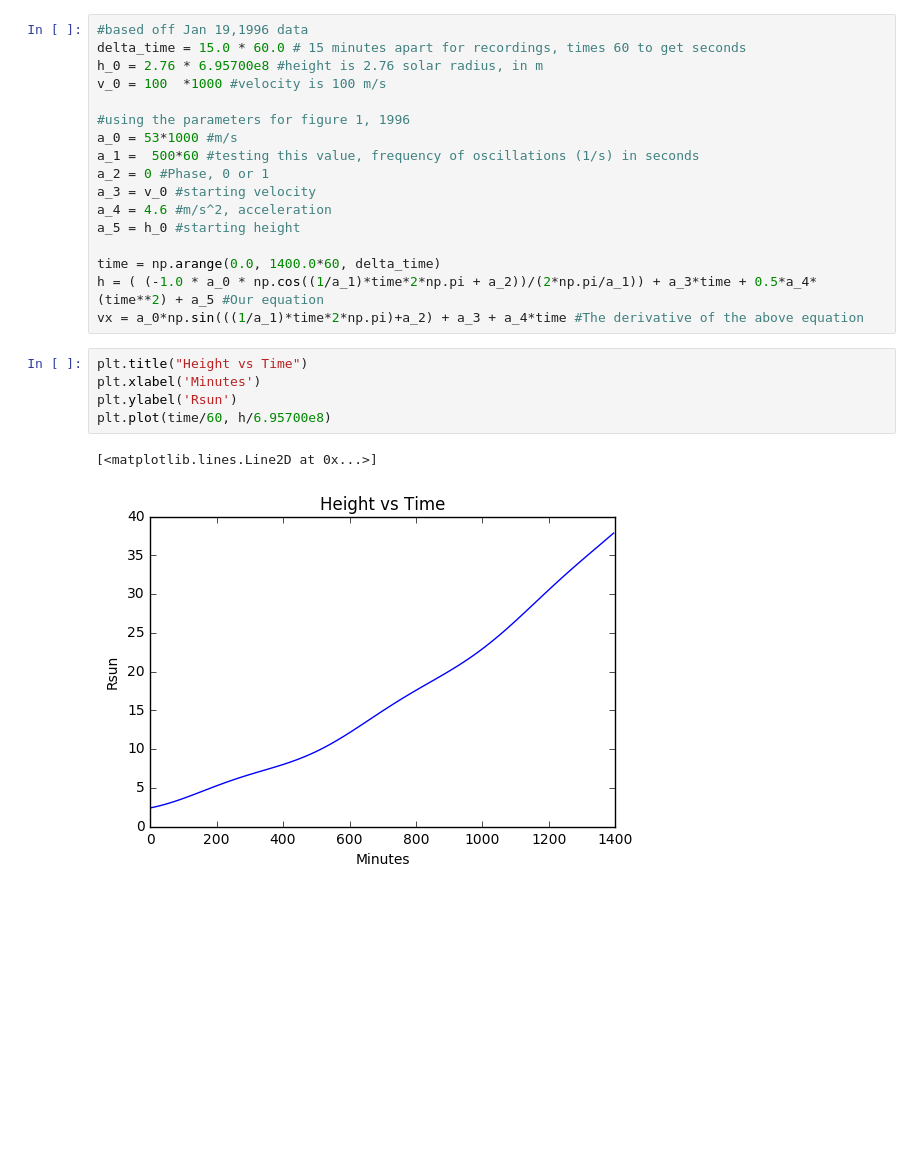
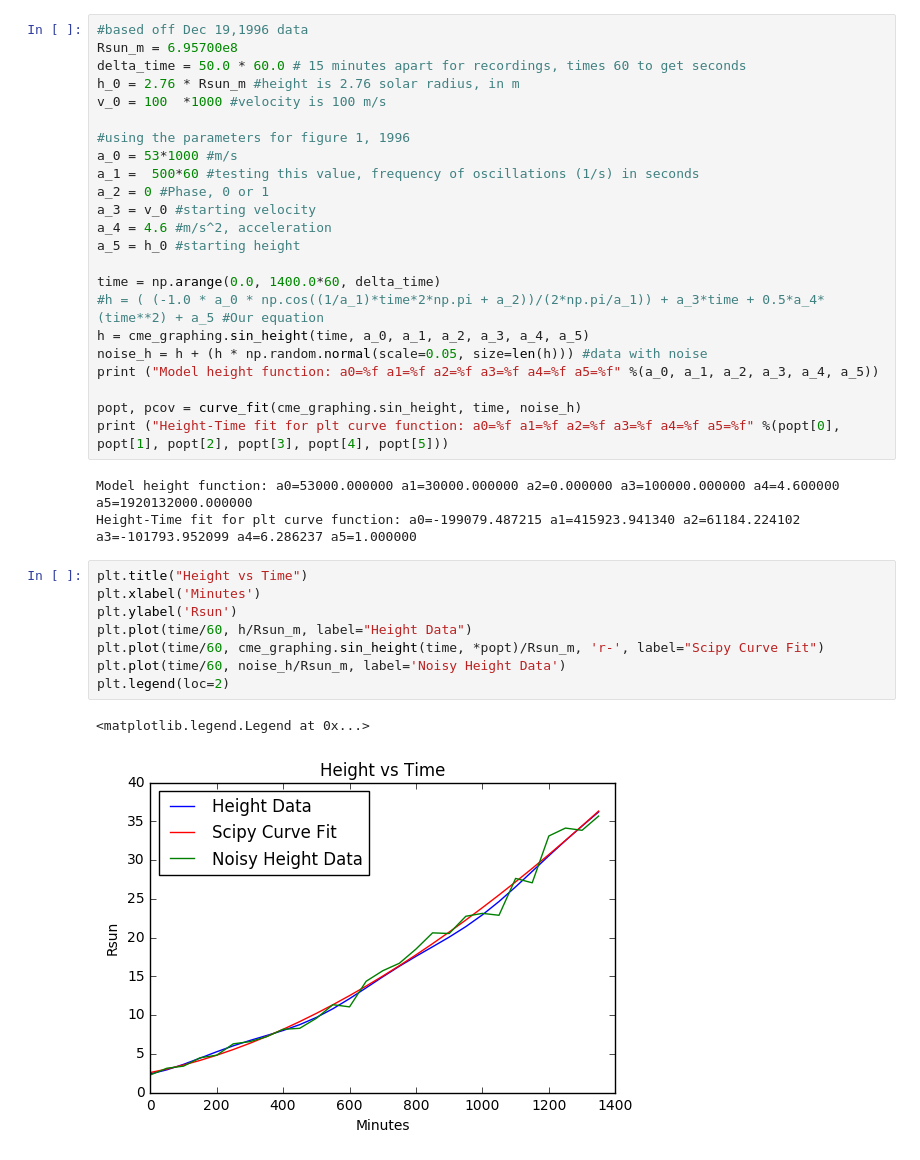
Before and after one commit to speerbetsy/analyzing_cme_speed, a Jupyter notebook: notebooks/fake_data_sinusoidal_function.ipynb, the cells around one changed output. Drawn from its saved outputs; the diff is of its cells as text; blank space fills up the shorter version.

```diff
--- a/notebooks/fake_data_sinusoidal_function.ipynb
+++ b/notebooks/fake_data_sinusoidal_function.ipynb
@@ -14,7 +18,8 @@ import math
 # %%
-#based off Jan 19,1996 data
-delta_time = 15.0 * 60.0 # 15 minutes apart for recordings, times 60 to get seconds
-h_0 = 2.76 * 6.95700e8 #height is 2.76 solar radius, in m
+#based off Dec 19,1996 data
+Rsun_m = 6.95700e8
+delta_time = 50.0 * 60.0 # 15 minutes apart for recordings, times 60 to get seconds
+h_0 = 2.76 * Rsun_m #height is 2.76 solar radius, in m
 v_0 = 100  *1000 #velocity is 100 m/s
 
 #using the parameters for figure 1, 1996
@@ -26,13 +31,24 @@ a_4 = 4.6 #m/s^2, acceleration
 a_5 = h_0 #starting height
 
 time = np.arange(0.0, 1400.0*60, delta_time)
-h = ( (-1.0 * a_0 * np.cos((1/a_1)*time*2*np.pi + a_2))/(2*np.pi/a_1)) + a_3*time + 0.5*a_4*(time**2) + a_5 #Our equation
-vx = a_0*np.sin(((1/a_1)*time*2*np.pi)+a_2) + a_3 + a_4*time #The derivative of the above equation
+#h = ( (-1.0 * a_0 * np.cos((1/a_1)*time*2*np.pi + a_2))/(2*np.pi/a_1)) + a_3*time + 0.5*a_4*(time**2) + a_5 #Our equation
+h = cme_graphing.sin_height(time, a_0, a_1, a_2, a_3, a_4, a_5)
+noise_h = h + (h * np.random.normal(scale=0.05, size=len(h))) #data with noise
+print ("Model height function: a0=%f a1=%f a2=%f a3=%f a4=%f a5=%f" %(a_0, a_1, a_2, a_3, a_4, a_5))
+
+popt, pcov = curve_fit(cme_graphing.sin_height, time, noise_h)
+print ("Height-Time fit for plt curve function: a0=%f a1=%f a2=%f a3=%f a4=%f a5=%f" %(popt[0], popt[1], popt[2], popt[3], popt[4], popt[5]))
+# %% [output]
+Model height function: a0=53000.000000 a1=30000.000000 a2=0.000000 a3=100000.000000 a4=4.600000 a5=1920132000.000000
+Height-Time fit for plt curve function: a0=-199079.487215 a1=415923.941340 a2=61184.224102 a3=-101793.952099 a4=6.286237 a5=1.000000
 # %%
 plt.title("Height vs Time")
 plt.xlabel('Minutes')
 plt.ylabel('Rsun')
-plt.plot(time/60, h/6.95700e8)
+plt.plot(time/60, h/Rsun_m, label="Height Data")
+plt.plot(time/60, cme_graphing.sin_height(time, *popt)/Rsun_m, 'r-', label="Scipy Curve Fit")
+plt.plot(time/60, noise_h/Rsun_m, label='Noisy Height Data')
+plt.legend(loc=2)
 # %% [output]
-[<matplotlib.lines.Line2D at 0x...>]
+<matplotlib.legend.Legend at 0x...>
-[figure, old version]
+[figure, new version]
```
Also changed, not shown: parts of 4 cells of this notebook, 3 other files.
